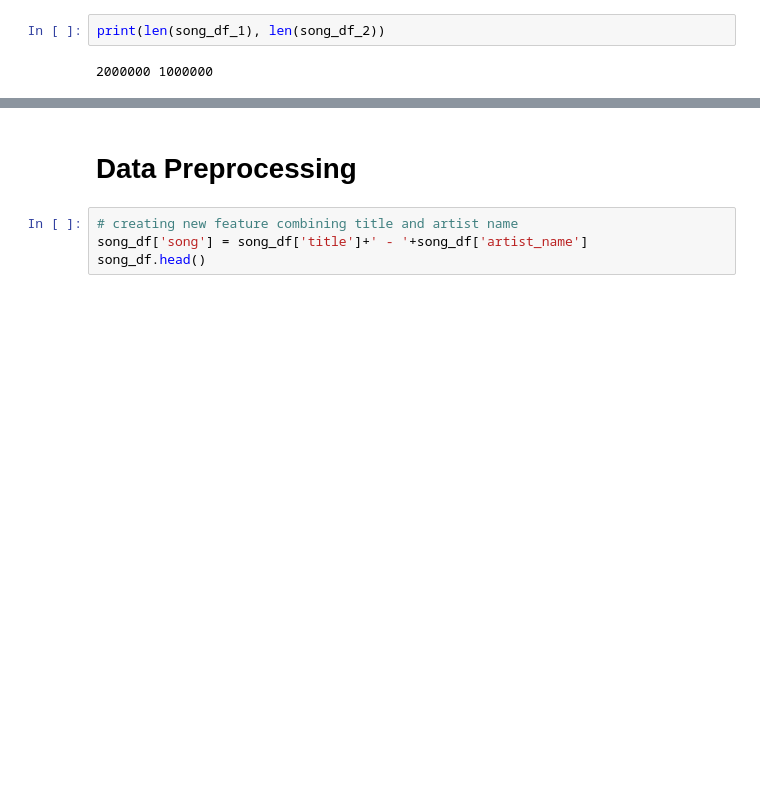
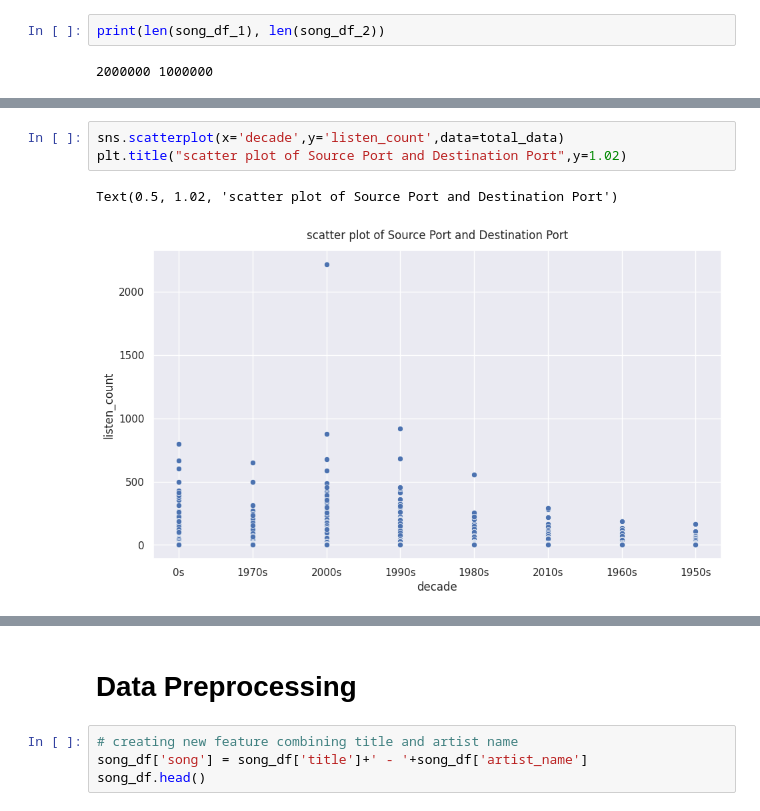
Before and after one commit to Puja-Kumari-909/Music-Recommendation-system, a Jupyter notebook: Music_Recommendation_system.ipynb, the cells around one changed output, grey strips where cells are left out. Cells and saved outputs as stored; diff of their text form; blank space fills up the shorter version.

```diff
--- a/Music_Recommendation_system.ipynb
+++ b/Music_Recommendation_system.ipynb
@@ -49,0 +143,6 @@ len(song_df)
+# %%
+sns.scatterplot(x='decade',y='listen_count',data=total_data)
+plt.title("scatter plot of Source Port and Destination Port",y=1.02)
+# %% [output]
+Text(0.5, 1.02, 'scatter plot of Source Port and Destination Port')
+[figure, added]
```
Also changed, not shown: parts of 12 cells of this notebook.
